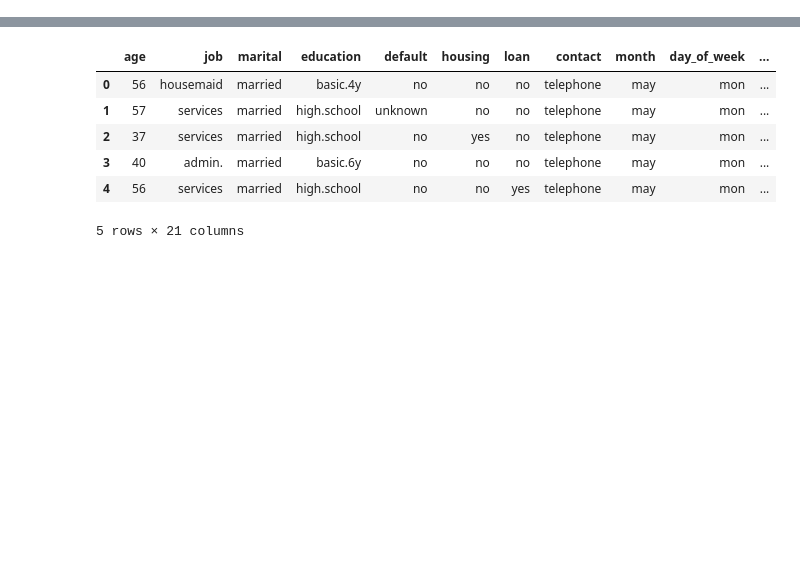
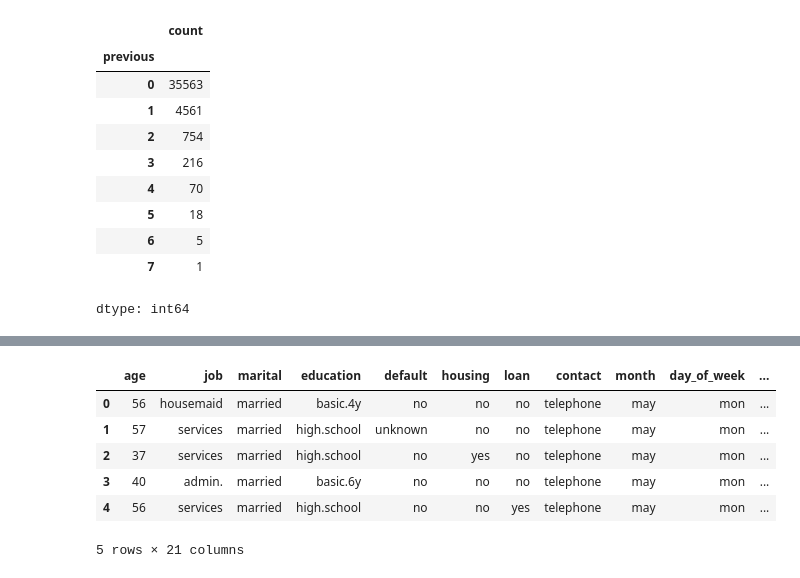
Before and after one commit to Daria-Lytvynenko/ML_course, a Jupyter notebook: Mid_term_Project.ipynb, the cells around one changed output, grey strips where cells are left out. Cells and saved outputs as stored; diff of their text form; code cells hidden in the pictures; blank space fills up the shorter version.

```diff
--- a/Mid_term_Project.ipynb
+++ b/Mid_term_Project.ipynb
@@ -136,0 +175,14 @@ Mounted at /content/drive
+# %%
+train['previous'].value_counts()
+# %% [output]
+|  | count |
+| previous |  |
+| 0 | 35563 |
+| 1 | 4561 |
+| 2 | 754 |
+| 3 | 216 |
+| 4 | 70 |
+| 5 | 18 |
+| 6 | 5 |
+| 7 | 1 |
+dtype: int64
```
Also changed, not shown: parts of 33 cells of this notebook.
